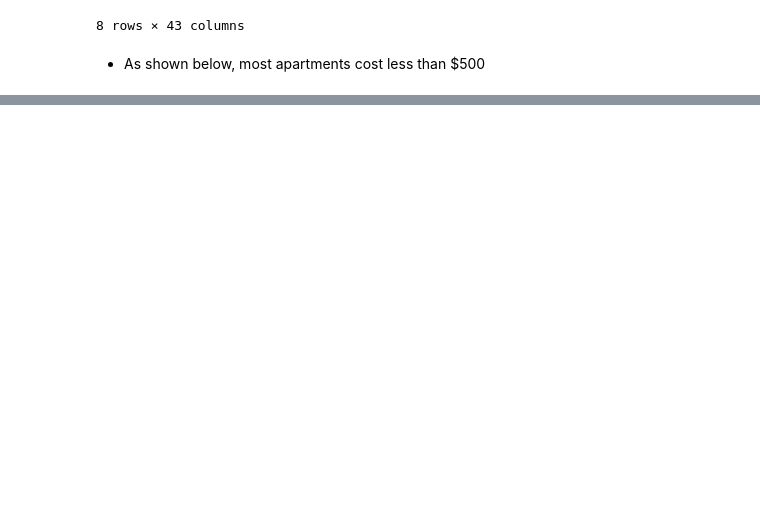
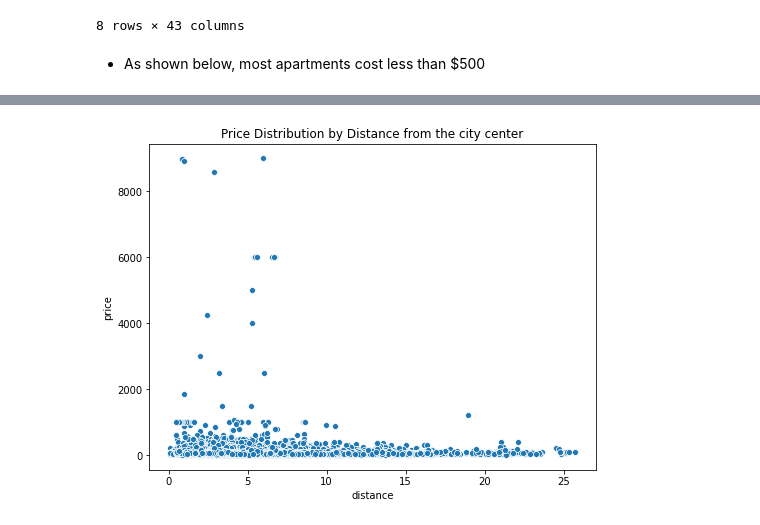
Before and after one commit to wkirui/Airbnb-Price-Prediction, a Jupyter notebook: Airbnb Data Data Processing.ipynb, the cells around one changed output, grey strips where cells are left out. Saved outputs shown, nothing was run; the diff lists cells and outputs as text; code cells hidden in the pictures; blank space fills up the shorter version.

Commit message:
added distance from city center

```diff
--- a/Airbnb Data Data Processing.ipynb
+++ b/Airbnb Data Data Processing.ipynb
@@ -117,0 +100,47 @@ listings_data.groupby('room_type')['id'].count().reset_index().sort_values(by='i
+# %%
+# calculate distance in km from the city center
+from math import radians,cos,sin,asin,sqrt
+
+# define berlin center coordinates
+center_lat = 52.521948
+center_lon = 13.413698
+
+# define harvesine function
+def calculate_distance_from_city_center(df,lat,lon,center_lat,center_lon):
+    """
+    Calculates the great distance circle between
+    two gps coordinates
+    """
+    # convert decimal degrees to radians
+    df['lat1'] = df[lat].apply(lambda x : radians(x))
+    df['lon1'] = df[lon].apply(lambda x : radians(x))
+    lat2 = radians(center_lat)
+    lon2 = radians(center_lon)
+
+    # calculate harvesine distance
+    df['dlat'] = lat2-df['lat1']
+    df['dlon'] = lon2-df['lon1']
+
+    df['sin_dlat'] = df['dlat'].apply(lambda x : sin(x/2)**2)
+    df['cos_lat1'] = df['lat1'].apply(lambda x : cos(x))
+    df['sin_dlon'] = df['dlon'].apply(lambda x : sin(x/2)**2)
+
+    df['a'] = df['sin_dlat']+df['cos_lat1']*cos(lat2)*df['sin_dlon']
+    df['distance'] = df['a'].apply(lambda x : round(2*asin(sqrt(x))*6371,3))
+
+    # drop calculation columns
+    df = df.drop(['sin_dlat','sin_dlon','cos_lat1','lat1','lon1','dlat','dlon','a'],axis=1)
+
+    return df
+
+# apply function
+listings_data = calculate_distance_from_city_center(listings_data,
+                                                               'latitude','longitude',center_lat,center_lon)
+# %%
+# plot price distribution against distance
+fig,ax=plt.subplots(figsize=(8,6))
+sns.scatterplot('distance','price',data=listings_data,ax=ax)
+plt.title("Price Distribution by Distance from the city center")
+plt.show()
+# %% [output]
+[figure, added]
```
Also changed, not shown: parts of 21 cells of this notebook.
